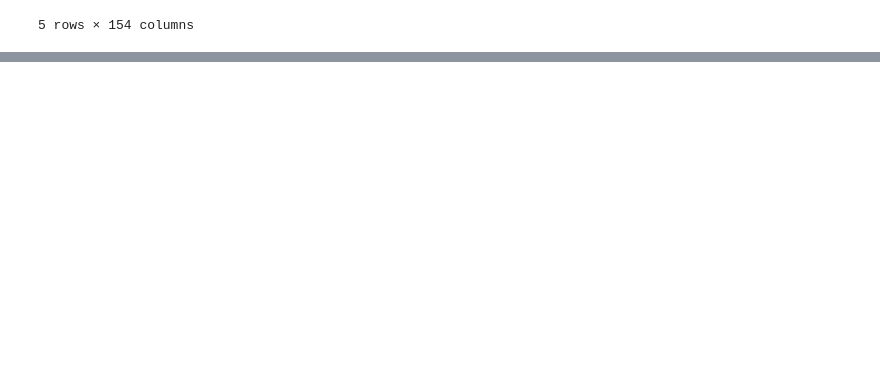
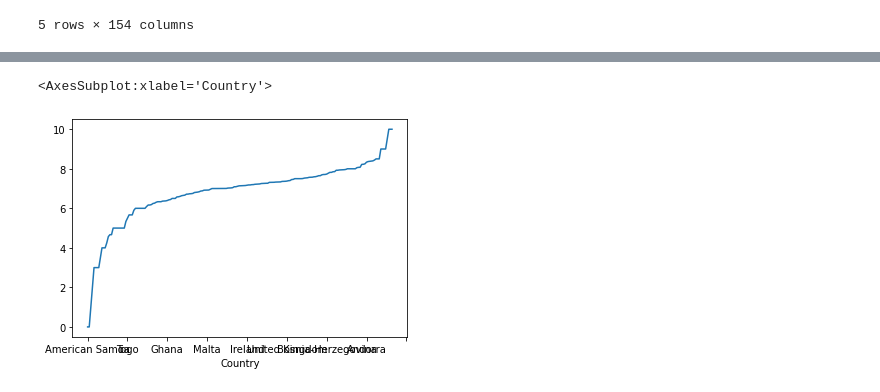
Before and after one commit to LobnaHegazy/Data-Scientist---Udacity, a Jupyter notebook: Project 1 - Data Science Blog Post/Project 1 - Data Science Blog Post.ipynb, the cells around one changed output, grey strips where cells are left out. Cells and saved outputs as stored; diff of their text form; code cells hidden in the pictures; blank space fills up the shorter version.

```diff
--- a/Project 1 - Data Science Blog Post/Project 1 - Data Science Blog Post.ipynb
+++ b/Project 1 - Data Science Blog Post/Project 1 - Data Science Blog Post.ipynb
@@ -16,0 +109,7 @@ df.head()
+# %%
+careerSat_rm = df.dropna(subset=['CareerSatisfaction'], how='any')
+careerSat_df = careerSat_rm.groupby('Country').mean()['CareerSatisfaction'].sort_values()
+careerSat_df.plot()
+# %% [output]
+<AxesSubplot:xlabel='Country'>
+[figure, added]
```
Also changed, not shown: parts of 9 cells of this notebook.
